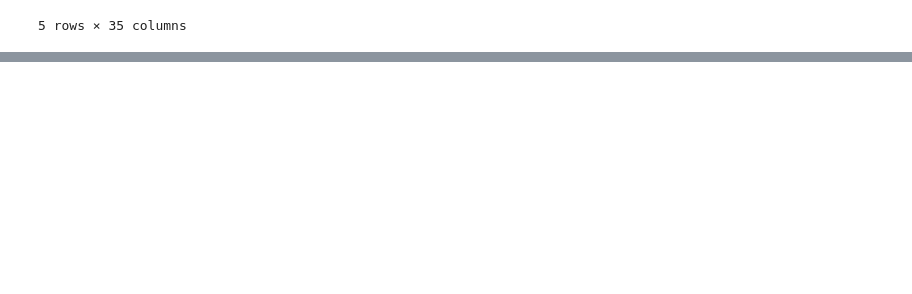
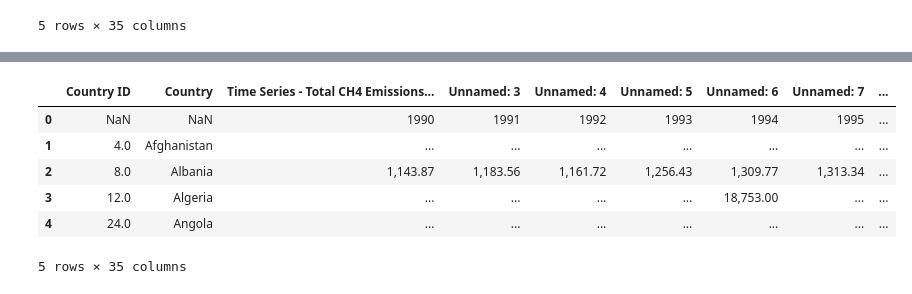
Before and after one commit to kozyreviva/Climat, a Jupyter notebook: Air_Indicators/climat.ipynb, the cells around one changed output, grey strips where cells are left out. Saved outputs shown, nothing was run; the diff lists cells and outputs as text; code cells hidden in the pictures; blank space fills up the shorter version.

```diff
--- a/Air_Indicators/climat.ipynb
+++ b/Air_Indicators/climat.ipynb
@@ -32,6 +76,9 @@ from dataprep.clean import clean_country
 df_n2o = pd.read_csv("N2O_Emissions.csv")
 df_co2 = pd.read_csv("CO2_Emissions.csv")
 df_so2 = pd.read_csv("SO2_emissions.csv")
+df_ch4 = pd.read_csv("CH4_Emissions.csv")
+df_ghg = pd.read_csv("GHG_Emissions.csv")
+df_nox = pd.read_csv("NOx_Emissions.csv")
 # %%
 df_n2o.head()
 # %% [output]
@@ -52,0 +112,10 @@ def new_col_name(data):
+# %%
+df_ch4.head()
+# %% [output]
+|  | Country ID | Country | Time Series - Total CH4 Emissions... | Unnamed: 3 | Unnamed: 4 | Unnamed: 5 | Unnamed: 6 | Unnamed: 7 | ... |
+| 0 | NaN | NaN | 1990 | 1991 | 1992 | 1993 | 1994 | 1995 | ... |
+| 1 | 4.0 | Afghanistan | ... | ... | ... | ... | ... | ... | ... |
+| 2 | 8.0 | Albania | 1,143.87 | 1,183.56 | 1,161.72 | 1,256.43 | 1,309.77 | 1,313.34 | ... |
+| 3 | 12.0 | Algeria | ... | ... | ... | ... | 18,753.00 | ... | ... |
+| 4 | 24.0 | Angola | ... | ... | ... | ... | ... | ... | ... |
+5 rows × 35 columns
```
Also changed, not shown: parts of 26 cells of this notebook.
